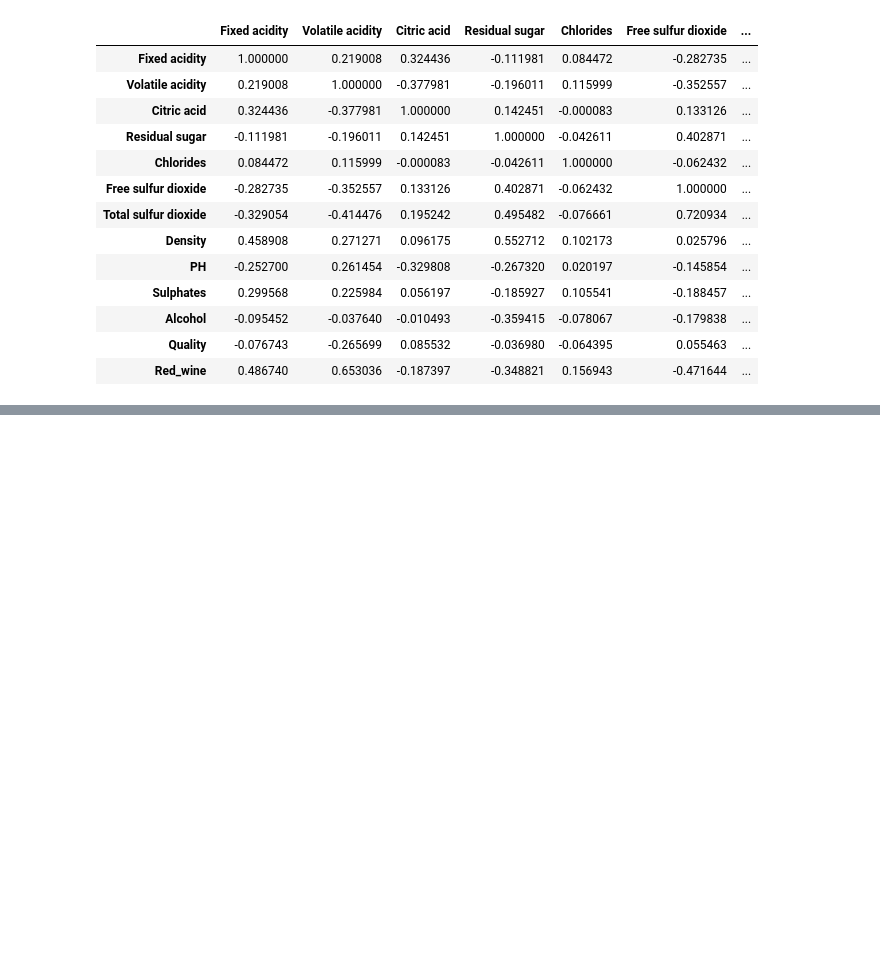
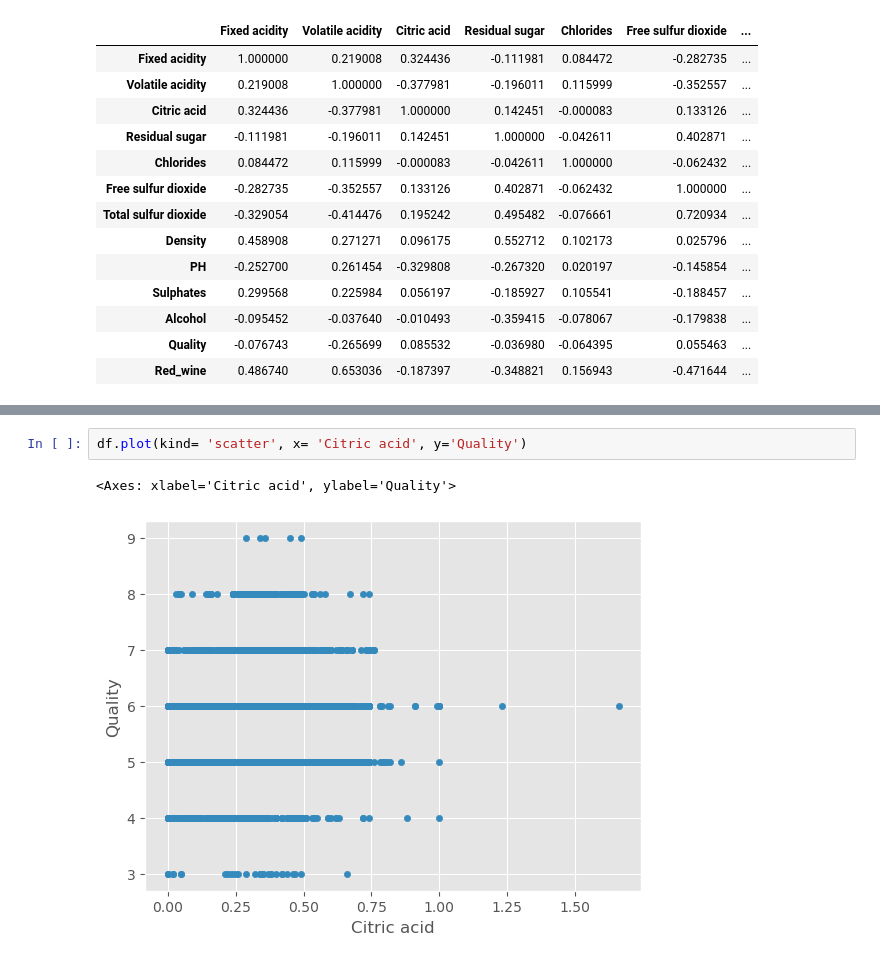
Before and after one commit to Aya03030/iod, a Jupyter notebook: Mini project- wine quality.ipynb, the cells around one changed output, grey strips where cells are left out. Saved outputs shown, nothing was run; the diff lists cells and outputs as text; blank space fills up the shorter version.

```diff
--- a/Mini project- wine quality.ipynb
+++ b/Mini project- wine quality.ipynb
@@ -174,0 +163,5 @@ df.plot(kind= 'scatter', x= 'Alcohol', y='Quality')
+# %%
+df.plot(kind= 'scatter', x= 'Citric acid', y='Quality')
+# %% [output]
+<Axes: xlabel='Citric acid', ylabel='Quality'>
+[figure, added]
```
Also changed, not shown: parts of 12 cells of this notebook.
